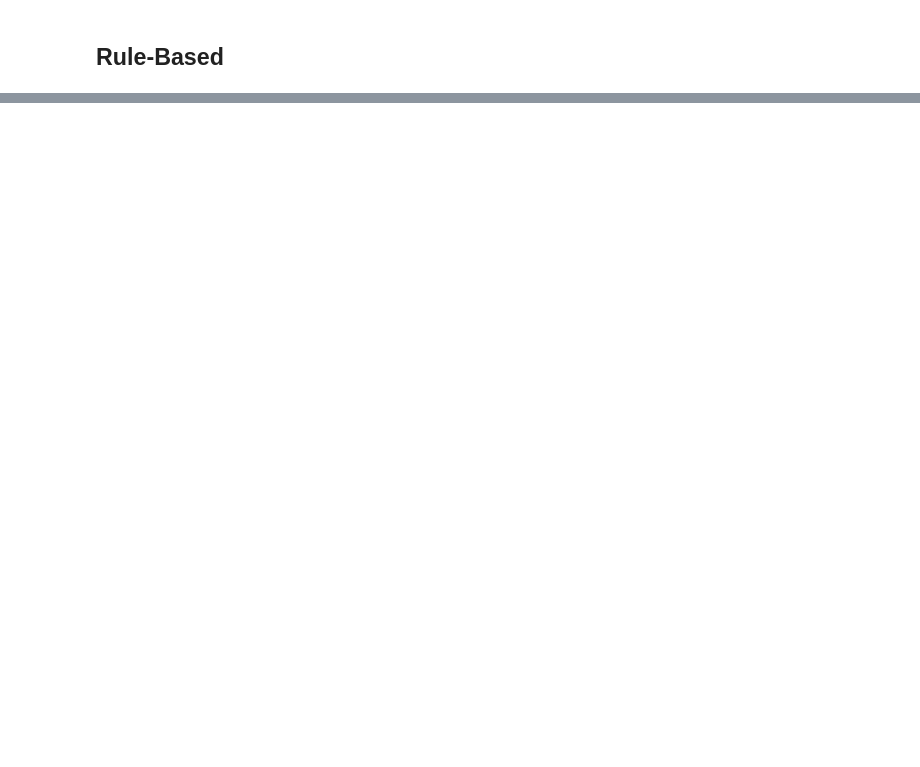
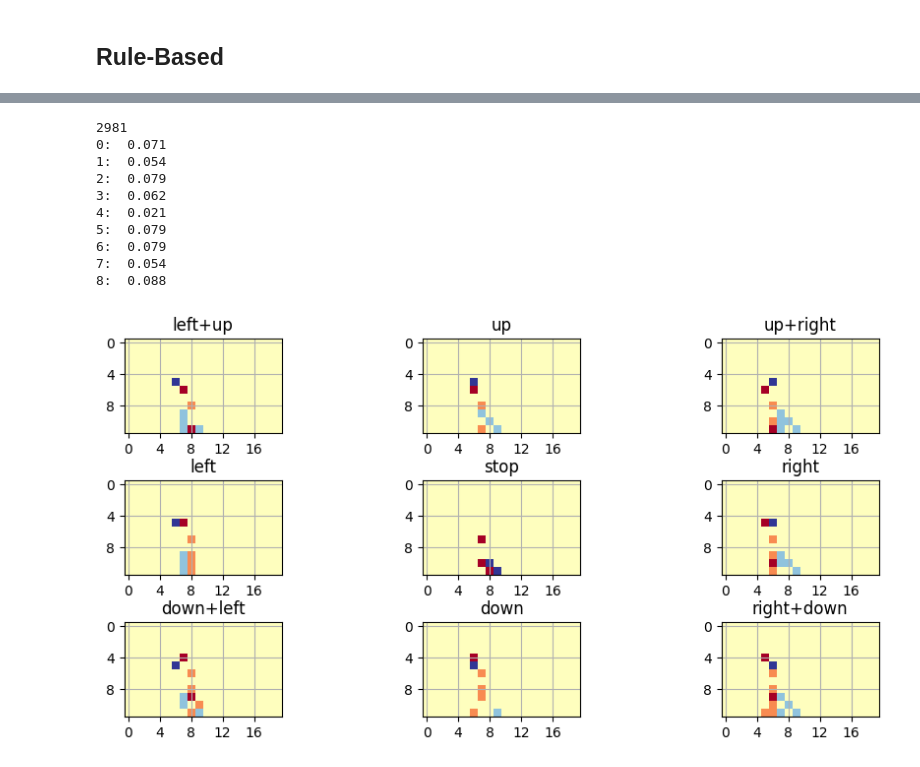
Before and after one commit to hotco87/Automatic-Observer-for-StarCraft, a Jupyter notebook: src/5_RuleBased_Observer_and_RL.ipynb, the cells around one changed output, grey strips where cells are left out. Drawn from its saved outputs; the diff is of its cells as text; code cells hidden in the pictures; blank space fills up the shorter version.

```diff
--- a/src/5_RuleBased_Observer_and_RL.ipynb
+++ b/src/5_RuleBased_Observer_and_RL.ipynb
@@ -655,0 +2410,6 @@ ani.save('Oserver_'+str(start)+'_'+str(end)+'_.gif', writer='imagemagick', fps=1
+# %%
+for i in range(8):
+    print(i)
+    print(test_img_array[1100][i].min())
+    print(test_img_array[1100][i].max())
+    print("########")
@@ -655,0 +2444,57 @@ ani.save('Oserver_'+str(start)+'_'+str(end)+'_.gif', writer='imagemagick', fps=1
+# %%
+import random
+%matplotlib inline
+
+x_axis, y_axis = 3, 3
+fr_interval = 3
+#fr = 1625
+fr = random.randint(1,3500)
+print(fr)
+fig, ax1 = plt.subplots(x_axis, y_axis)
+
+action_ = ["left+up", "up", "up+right", "left", "stop", "right", "down+left", "down", "right+down"]
+
+for i in range(9):
+    state, next_state  = changed_state_by_action1(fr,i)
+    #print(int(i/3),int(i%3))
+    #ax1[int(i/3),int(i%3)].imshow(next_state.sum(axis=0).detach().numpy()    , cmap="RdYlBu_r")
+    ax1[int(i/3),int(i%3)].imshow(next_state[:8].sum(axis=0).detach().numpy()-state[:8].sum(axis=0).detach().numpy(), cmap="RdYlBu_r")
+    ax1[int(i/3),int(i%3)].set_title(action_[i])
+    ax1[int(i/3),int(i%3)].set_xticks(range(0,20,4))
+    ax1[int(i/3),int(i%3)].set_yticks(range(0,12,4))
+    ax1[int(i/3),int(i%3)].grid()
+
+    #reward1 = mean_squared_error(state[:8].sum(axis=0).detach().numpy(),next_state[:8].sum(axis=0).detach().numpy())
+    reward1 = mean_squared_error(state[:8].sum(axis=0).detach().numpy(),next_state[:8].sum(axis=0).detach().numpy())
+    print(str(i) + ": ",np.round(reward1,3))
+
+    #ax1[i,j].set_title(action_[i*x_axis+j])
+
+
+# for i,j in ax1:
+#     i.set_xticks(range(0,20,4))
+#     i.set_yticks(range(0,12,4))
+#     i.grid()
+
+fig.tight_layout(pad=1.0)
+
+plt.subplots_adjust(left=0.1,
+                    bottom=0.1,
+                    right=1.5,
+                    top=0.9,
+                    wspace=0.05,
+                    hspace=0.5)
+
+plt.show()
+# %% [output]
+2981
+0:  0.071
+1:  0.054
+2:  0.079
+3:  0.062
+4:  0.021
+5:  0.079
+6:  0.079
+7:  0.054
+8:  0.088
+[figure, added]
```
Also changed, not shown: parts of 108 cells of this notebook, 1 other file.
